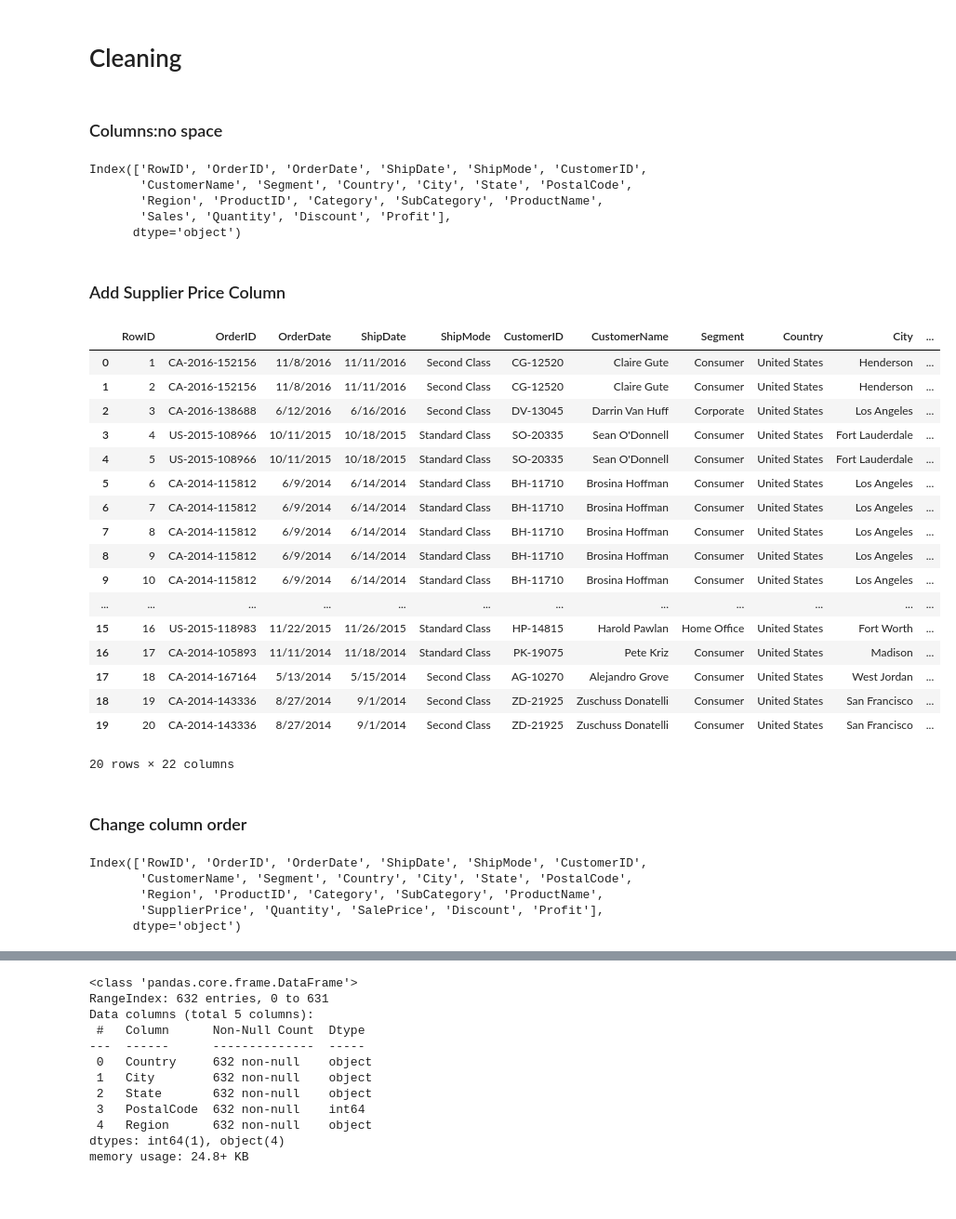
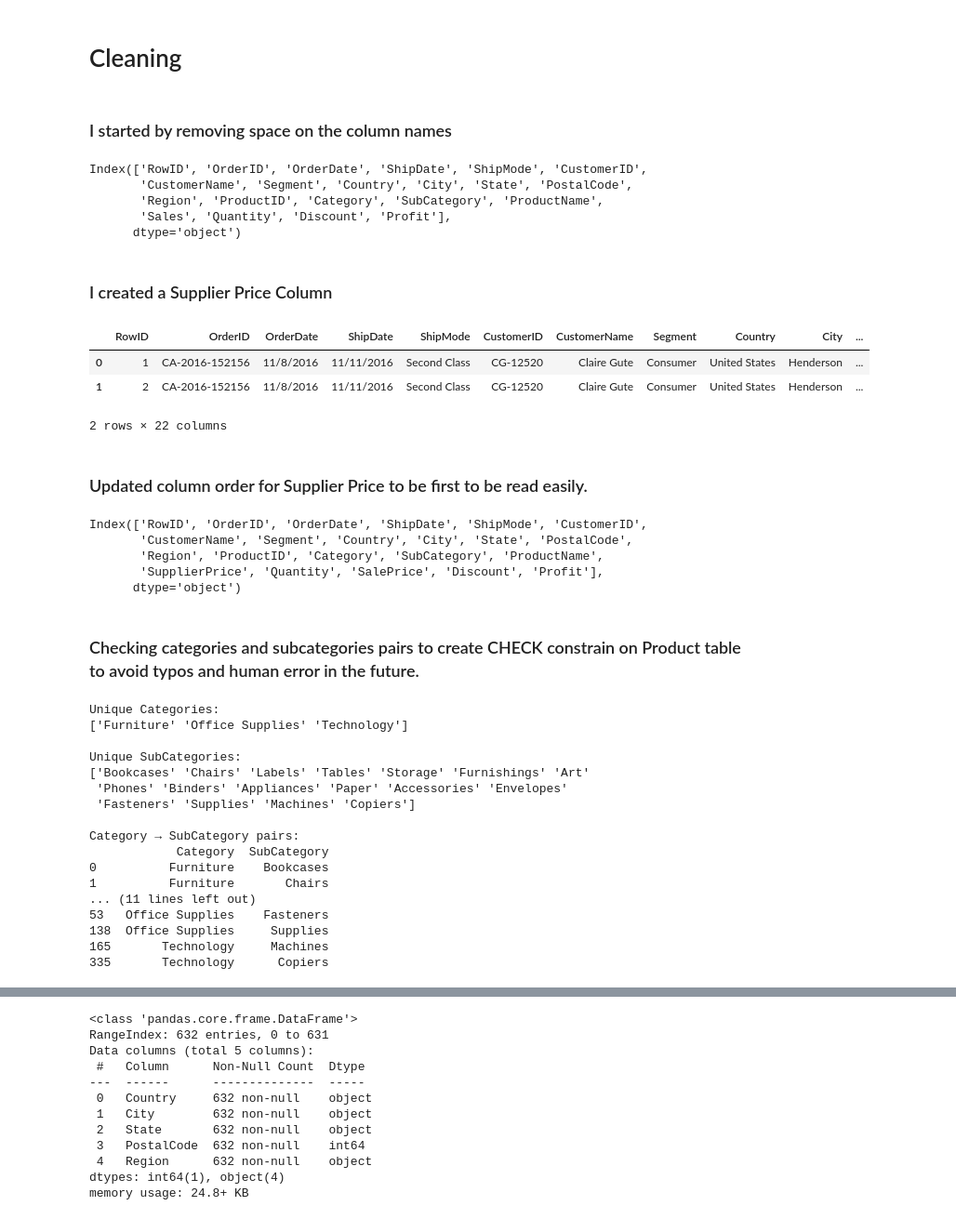
Before and after one commit to marcosmicozzi/Module02, a Jupyter notebook: m2p5s1.ipynb, the cells around one changed output, grey strips where cells are left out. Shown at 93% size. Cells and saved outputs as stored; diff of their text form; code cells hidden in the pictures; blank space fills up the shorter version.

```diff
--- a/m2p5s1.ipynb
+++ b/m2p5s1.ipynb
@@ -42,8 +44,8 @@ original_csv.head()
 5 rows × 21 columns
 # %% [markdown]
 # Cleaning
-# %% [markdown]
-### Columns:no space
+# %% [markdown]
+### I started by removing space on the column names
 # %%
 updated_csv = original_csv
 # updated_csv = updated_csv.rename(str.l, axis=1)
@@ -59,38 +61,24 @@ Index(['RowID', 'OrderID', 'OrderDate', 'ShipDate', 'ShipMode', 'CustomerID',
        'Sales', 'Quantity', 'Discount', 'Profit'],
       dtype='object')
 # %% [markdown]
-### Add Supplier Price Column
+### I created a Supplier Price Column
 # %%
 #### My main problem was that I was applying the discount but this was already taken into consideration with the Sales Price.
 
 updated_csv["SupplierPrice"] = (
     (updated_csv["Sales"] - updated_csv["Profit"]) / updated_csv["Quantity"]
 )
 updated_csv
 
 updated_csv.rename(columns={'Sales':'SalePrice'}, inplace=True)
-updated_csv.head(20)
+updated_csv.head(2)
 # %% [output]
 |  | RowID | OrderID | OrderDate | ShipDate | ShipMode | CustomerID | CustomerName | Segment | Country | City | ... |
 | 0 | 1 | CA-2016-152156 | 11/8/2016 | 11/11/2016 | Second Class | CG-12520 | Claire Gute | Consumer | United States | Henderson | ... |
 | 1 | 2 | CA-2016-152156 | 11/8/2016 | 11/11/2016 | Second Class | CG-12520 | Claire Gute | Consumer | United States | Henderson | ... |
-| 2 | 3 | CA-2016-138688 | 6/12/2016 | 6/16/2016 | Second Class | DV-13045 | Darrin Van Huff | Corporate | United States | Los Angeles | ... |
-| 3 | 4 | US-2015-108966 | 10/11/2015 | 10/18/2015 | Standard Class | SO-20335 | Sean O'Donnell | Consumer | United States | Fort Lauderdale | ... |
-| 4 | 5 | US-2015-108966 | 10/11/2015 | 10/18/2015 | Standard Class | SO-20335 | Sean O'Donnell | Consumer | United States | Fort Lauderdale | ... |
-| 5 | 6 | CA-2014-115812 | 6/9/2014 | 6/14/2014 | Standard Class | BH-11710 | Brosina Hoffman | Consumer | United States | Los Angeles | ... |
-| 6 | 7 | CA-2014-115812 | 6/9/2014 | 6/14/2014 | Standard Class | BH-11710 | Brosina Hoffman | Consumer | United States | Los Angeles | ... |
-| 7 | 8 | CA-2014-115812 | 6/9/2014 | 6/14/2014 | Standard Class | BH-11710 | Brosina Hoffman | Consumer | United States | Los Angeles | ... |
-| 8 | 9 | CA-2014-115812 | 6/9/2014 | 6/14/2014 | Standard Class | BH-11710 | Brosina Hoffman | Consumer | United States | Los Angeles | ... |
-| 9 | 10 | CA-2014-115812 | 6/9/2014 | 6/14/2014 | Standard Class | BH-11710 | Brosina Hoffman | Consumer | United States | Los Angeles | ... |
-| ... | ... | ... | ... | ... | ... | ... | ... | ... | ... | ... | ... |
-| 15 | 16 | US-2015-118983 | 11/22/2015 | 11/26/2015 | Standard Class | HP-14815 | Harold Pawlan | Home Office | United States | Fort Worth | ... |
-| 16 | 17 | CA-2014-105893 | 11/11/2014 | 11/18/2014 | Standard Class | PK-19075 | Pete Kriz | Consumer | United States | Madison | ... |
-| 17 | 18 | CA-2014-167164 | 5/13/2014 | 5/15/2014 | Second Class | AG-10270 | Alejandro Grove | Consumer | United States | West Jordan | ... |
-| 18 | 19 | CA-2014-143336 | 8/27/2014 | 9/1/2014 | Second Class | ZD-21925 | Zuschuss Donatelli | Consumer | United States | San Francisco | ... |
-| 19 | 20 | CA-2014-143336 | 8/27/2014 | 9/1/2014 | Second Class | ZD-21925 | Zuschuss Donatelli | Consumer | United States | San Francisco | ... |
-20 rows × 22 columns
+2 rows × 22 columns
-# %% [markdown]
-### Change column order
+# %% [markdown]
+### Updated column order for Supplier Price to be first to be read easily.
 # %%
 new_order = [
     'RowID', 'OrderID', 'OrderDate', 'ShipDate', 'ShipMode',
@@ -107,4 +95,37 @@ Index(['RowID', 'OrderID', 'OrderDate', 'ShipDate', 'ShipMode', 'CustomerID',
        'Region', 'ProductID', 'Category', 'SubCategory', 'ProductName',
        'SupplierPrice', 'Quantity', 'SalePrice', 'Discount', 'Profit'],
       dtype='object')
+# %% [markdown]
+### Checking categories and subcategories pairs to create CHECK constrain on Product table to avoid typos and human error in the future.
+# %%
+unique_categories = updated_csv["Category"].unique()
+print("Unique Categories:")
+print(unique_categories)
+
+# Show unique subcategories
+unique_subcategories = updated_csv["SubCategory"].unique()
+print("\nUnique SubCategories:")
+print(unique_subcategories)
+
+unique_pairs = updated_csv[["Category", "SubCategory"]].drop_duplicates()
+print("\nCategory → SubCategory pairs:")
+print(unique_pairs)
+# %% [output]
+Unique Categories:
+['Furniture' 'Office Supplies' 'Technology']
+
+Unique SubCategories:
+['Bookcases' 'Chairs' 'Labels' 'Tables' 'Storage' 'Furnishings' 'Art'
+ 'Phones' 'Binders' 'Appliances' 'Paper' 'Accessories' 'Envelopes'
+ 'Fasteners' 'Supplies' 'Machines' 'Copiers']
+
+Category → SubCategory pairs:
+            Category  SubCategory
+0          Furniture    Bookcases
+1          Furniture       Chairs
+... (11 lines left out)
+53   Office Supplies    Fasteners
+138  Office Supplies     Supplies
+165       Technology     Machines
+335       Technology      Copiers
 # %% [markdown]
```
Also changed, not shown: parts of 14 cells of this notebook, 2 other files.
